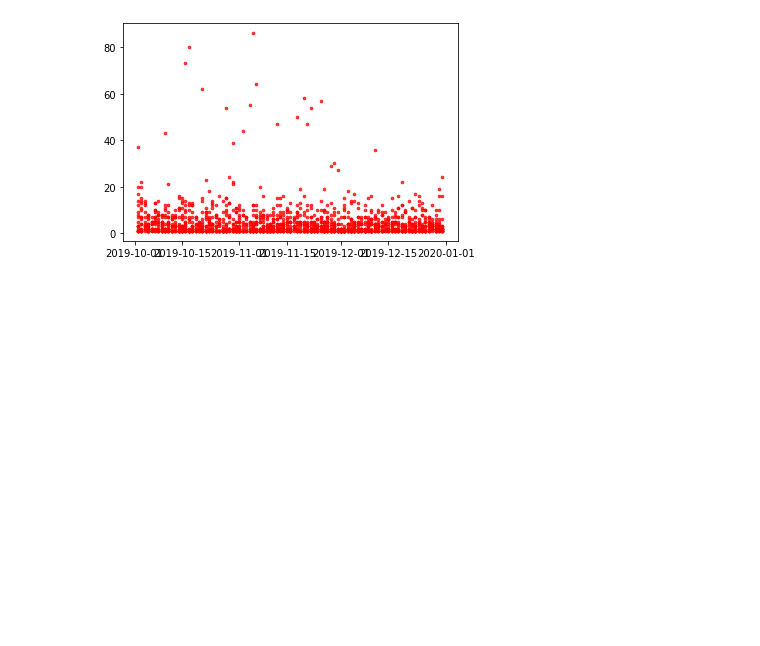
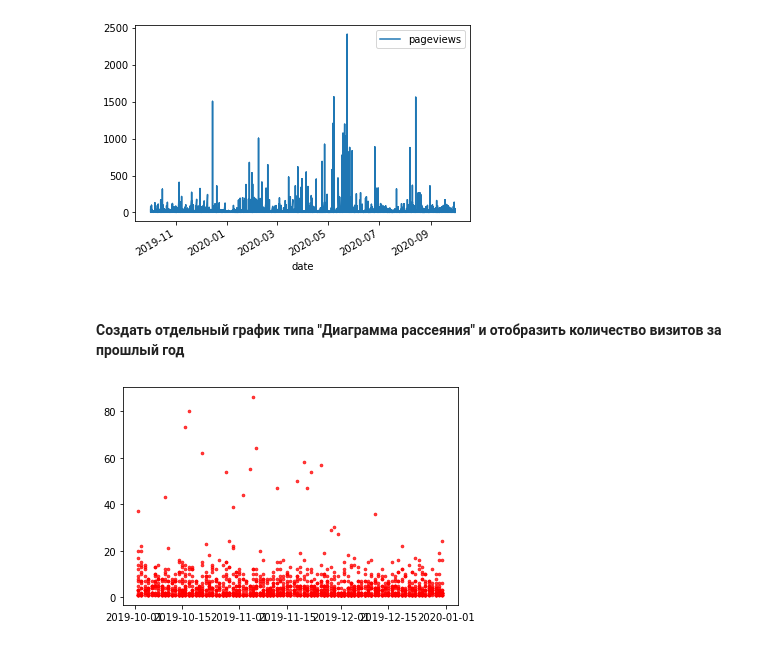
Before and after one commit to meekly/another-funking-itmo-ml-task, a Jupyter notebook: task1.ipynb, the cells around one changed output. Saved outputs shown, nothing was run; the diff lists cells and outputs as text; code cells hidden in the pictures; blank space fills up the shorter version.

```diff
--- a/task1.ipynb
+++ b/task1.ipynb
@@ -22 +20,8 @@ data
+# %%
+data.plot(y='pageviews')
+plt.show()
+# %% [output]
+[figure, added]
+# %% [markdown]
+#### Создать отдельный график типа "Диаграмма рассеяния" и отобразить количество визитов за прошлый год
 # %%
```
Also changed, not shown: parts of 18 cells of this notebook.
